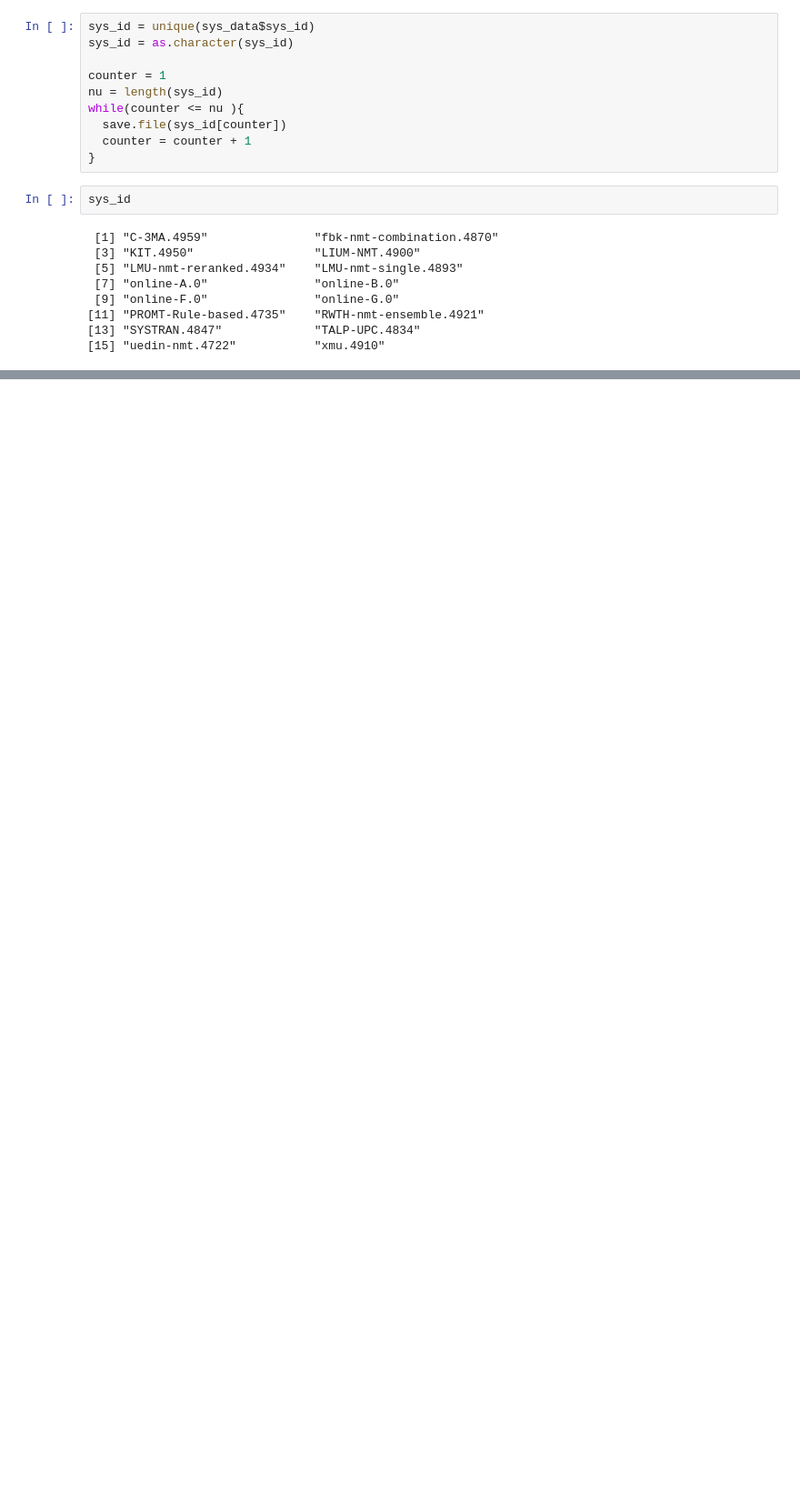
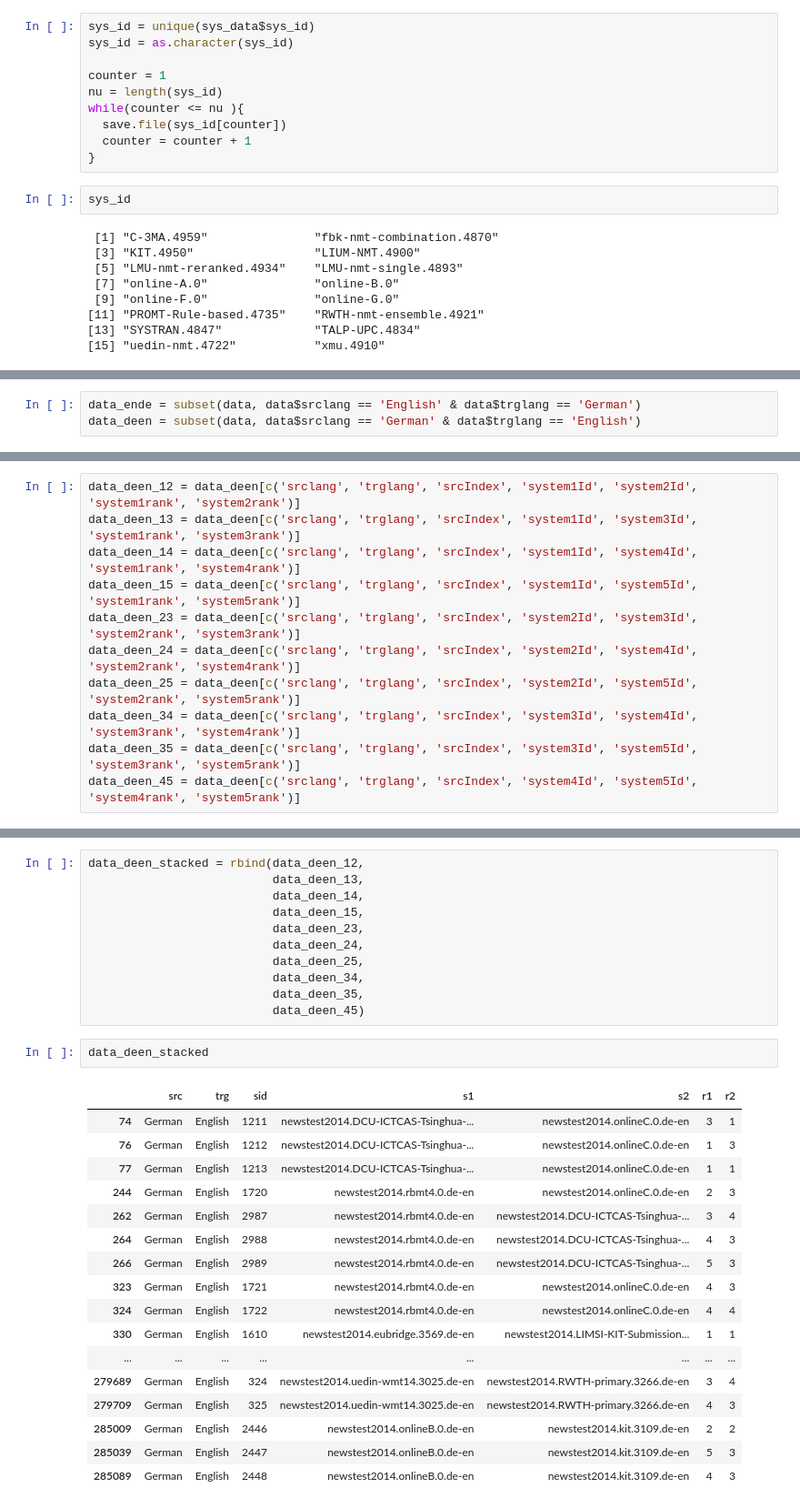
Before and after one commit to HuangYiran/MasterArbeit, a Jupyter notebook: observe_data2.ipynb, the cells around one changed output, grey strips where cells are left out. Shown at 91% size. Saved outputs shown, nothing was run; the diff lists cells and outputs as text; blank space fills up the shorter version.

```diff
--- a/observe_data2.ipynb
+++ b/observe_data2.ipynb
@@ -125,0 +246,3 @@ p_loss + geom_point() + xlab("number of batch") + ylab("loss") + ylim(0, max(los
+# %%
+data_ende = subset(data, data$srclang == 'English' & data$trglang == 'German')
+data_deen = subset(data, data$srclang == 'German' & data$trglang == 'English')
@@ -125,0 +260,11 @@ p_loss + geom_point() + xlab("number of batch") + ylab("loss") + ylim(0, max(los
+# %%
+data_deen_12 = data_deen[c('srclang', 'trglang', 'srcIndex', 'system1Id', 'system2Id', 'system1rank', 'system2rank')]
+data_deen_13 = data_deen[c('srclang', 'trglang', 'srcIndex', 'system1Id', 'system3Id', 'system1rank', 'system3rank')]
+data_deen_14 = data_deen[c('srclang', 'trglang', 'srcIndex', 'system1Id', 'system4Id', 'system1rank', 'system4rank')]
+data_deen_15 = data_deen[c('srclang', 'trglang', 'srcIndex', 'system1Id', 'system5Id', 'system1rank', 'system5rank')]
+data_deen_23 = data_deen[c('srclang', 'trglang', 'srcIndex', 'system2Id', 'system3Id', 'system2rank', 'system3rank')]
+data_deen_24 = data_deen[c('srclang', 'trglang', 'srcIndex', 'system2Id', 'system4Id', 'system2rank', 'system4rank')]
+data_deen_25 = data_deen[c('srclang', 'trglang', 'srcIndex', 'system2Id', 'system5Id', 'system2rank', 'system5rank')]
+data_deen_34 = data_deen[c('srclang', 'trglang', 'srcIndex', 'system3Id', 'system4Id', 'system3rank', 'system4rank')]
+data_deen_35 = data_deen[c('srclang', 'trglang', 'srcIndex', 'system3Id', 'system5Id', 'system3rank', 'system5rank')]
+data_deen_45 = data_deen[c('srclang', 'trglang', 'srcIndex', 'system4Id', 'system5Id', 'system4rank', 'system5rank')]
@@ -125,0 +304,31 @@ p_loss + geom_point() + xlab("number of batch") + ylab("loss") + ylim(0, max(los
+# %%
+data_deen_stacked = rbind(data_deen_12,
+                          data_deen_13,
+                          data_deen_14,
+                          data_deen_15,
+                          data_deen_23,
+                          data_deen_24,
+                          data_deen_25,
+                          data_deen_34,
+                          data_deen_35,
+                          data_deen_45)
+# %%
+data_deen_stacked
+# %% [output]
+|  | src | trg | sid | s1 | s2 | r1 | r2 |
+| 74 | German | English | 1211 | newstest2014.DCU-ICTCAS-Tsinghua-... | newstest2014.onlineC.0.de-en | 3 | 1 |
+| 76 | German | English | 1212 | newstest2014.DCU-ICTCAS-Tsinghua-... | newstest2014.onlineC.0.de-en | 1 | 3 |
+| 77 | German | English | 1213 | newstest2014.DCU-ICTCAS-Tsinghua-... | newstest2014.onlineC.0.de-en | 1 | 1 |
+| 244 | German | English | 1720 | newstest2014.rbmt4.0.de-en | newstest2014.onlineC.0.de-en | 2 | 3 |
+| 262 | German | English | 2987 | newstest2014.rbmt4.0.de-en | newstest2014.DCU-ICTCAS-Tsinghua-... | 3 | 4 |
+| 264 | German | English | 2988 | newstest2014.rbmt4.0.de-en | newstest2014.DCU-ICTCAS-Tsinghua-... | 4 | 3 |
+| 266 | German | English | 2989 | newstest2014.rbmt4.0.de-en | newstest2014.DCU-ICTCAS-Tsinghua-... | 5 | 3 |
+| 323 | German | English | 1721 | newstest2014.rbmt4.0.de-en | newstest2014.onlineC.0.de-en | 4 | 3 |
+| 324 | German | English | 1722 | newstest2014.rbmt4.0.de-en | newstest2014.onlineC.0.de-en | 4 | 4 |
+| 330 | German | English | 1610 | newstest2014.eubridge.3569.de-en | newstest2014.LIMSI-KIT-Submission... | 1 | 1 |
+| ... | ... | ... | ... | ... | ... | ... | ... |
+| 279689 | German | English | 324 | newstest2014.uedin-wmt14.3025.de-en | newstest2014.RWTH-primary.3266.de-en | 3 | 4 |
+| 279709 | German | English | 325 | newstest2014.uedin-wmt14.3025.de-en | newstest2014.RWTH-primary.3266.de-en | 4 | 3 |
+| 285009 | German | English | 2446 | newstest2014.onlineB.0.de-en | newstest2014.kit.3109.de-en | 2 | 2 |
+| 285039 | German | English | 2447 | newstest2014.onlineB.0.de-en | newstest2014.kit.3109.de-en | 5 | 3 |
+| 285089 | German | English | 2448 | newstest2014.onlineB.0.de-en | newstest2014.kit.3109.de-en | 4 | 3 |
```
Also changed, not shown: parts of 53 cells of this notebook, 31 other files.
